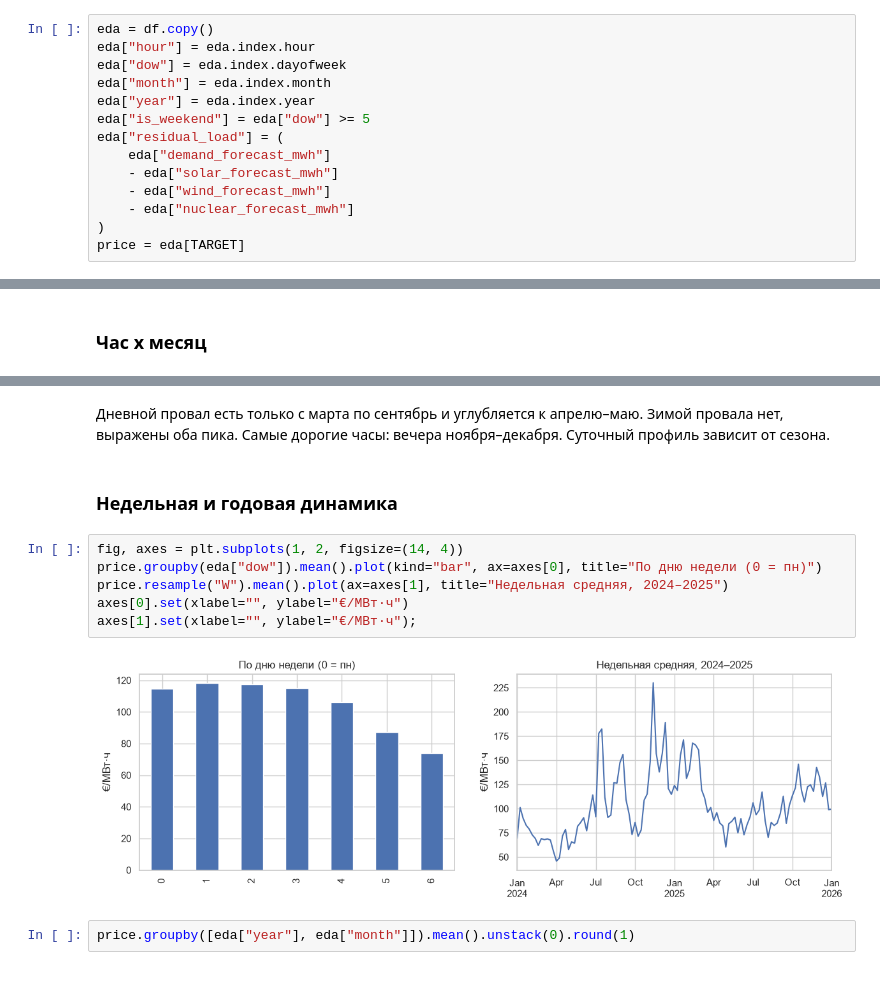
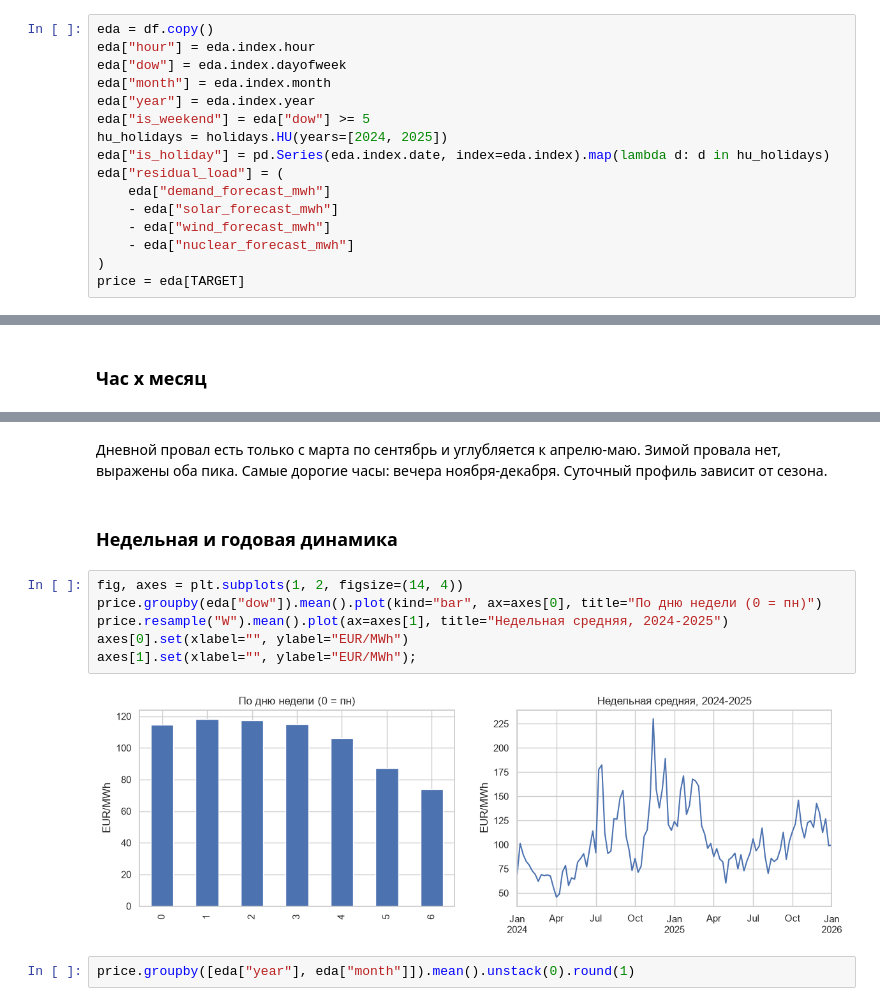
Before and after one commit to schvioletta/hse-annual-project-136, a Jupyter notebook: eda/01_eda_nikolaev.ipynb, the cells around one changed output, grey strips where cells are left out. Saved outputs shown, nothing was run; the diff lists cells and outputs as text.

```diff
--- a/eda/01_eda_nikolaev.ipynb
+++ b/eda/01_eda_nikolaev.ipynb
@@ -72,6 +75,8 @@ eda["dow"] = eda.index.dayofweek
 eda["month"] = eda.index.month
 eda["year"] = eda.index.year
 eda["is_weekend"] = eda["dow"] >= 5
+hu_holidays = holidays.HU(years=[2024, 2025])
+eda["is_holiday"] = pd.Series(eda.index.date, index=eda.index).map(lambda d: d in hu_holidays)
 eda["residual_load"] = (
     eda["demand_forecast_mwh"]
     - eda["solar_forecast_mwh"]
@@ -105,15 +110,15 @@ ax.set(title="Средняя цена: час суток х месяц", xlabel=
 # %% [markdown]
-Дневной провал есть только с марта по сентябрь и углубляется к апрелю–маю. Зимой провала нет, выражены оба пика. Самые дорогие часы: вечера ноября–декабря. Суточный профиль зависит от сезона.
+Дневной провал есть только с марта по сентябрь и углубляется к апрелю-маю. Зимой провала нет, выражены оба пика. Самые дорогие часы: вечера ноября-декабря. Суточный профиль зависит от сезона.
 # %% [markdown]
 ### Недельная и годовая динамика
 # %%
 fig, axes = plt.subplots(1, 2, figsize=(14, 4))
 price.groupby(eda["dow"]).mean().plot(kind="bar", ax=axes[0], title="По дню недели (0 = пн)")
-price.resample("W").mean().plot(ax=axes[1], title="Недельная средняя, 2024–2025")
-axes[0].set(xlabel="", ylabel="€/МВт·ч")
-axes[1].set(xlabel="", ylabel="€/МВт·ч");
+price.resample("W").mean().plot(ax=axes[1], title="Недельная средняя, 2024-2025")
+axes[0].set(xlabel="", ylabel="EUR/MWh")
+axes[1].set(xlabel="", ylabel="EUR/MWh");
 # %% [output]
-[figure, old version]
+[figure, new version]
 # %%
 price.groupby([eda["year"], eda["month"]]).mean().unstack(0).round(1)
 # %% [output]
```
Also changed, not shown: parts of 22 cells of this notebook.
